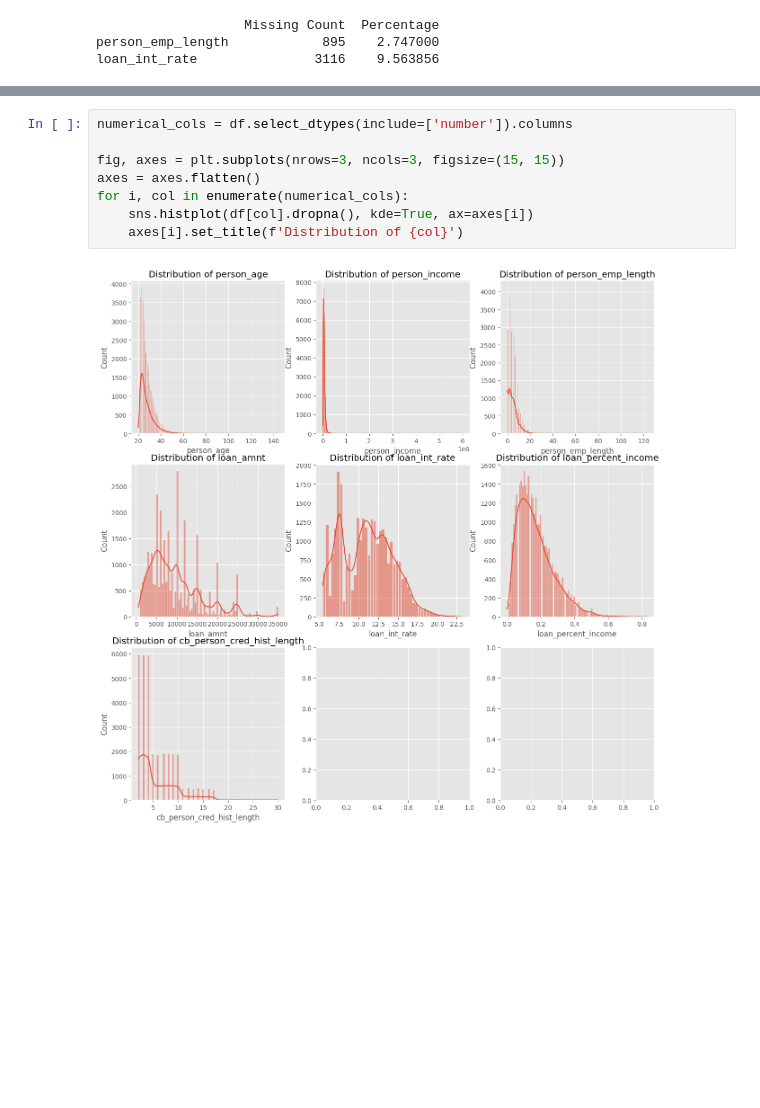
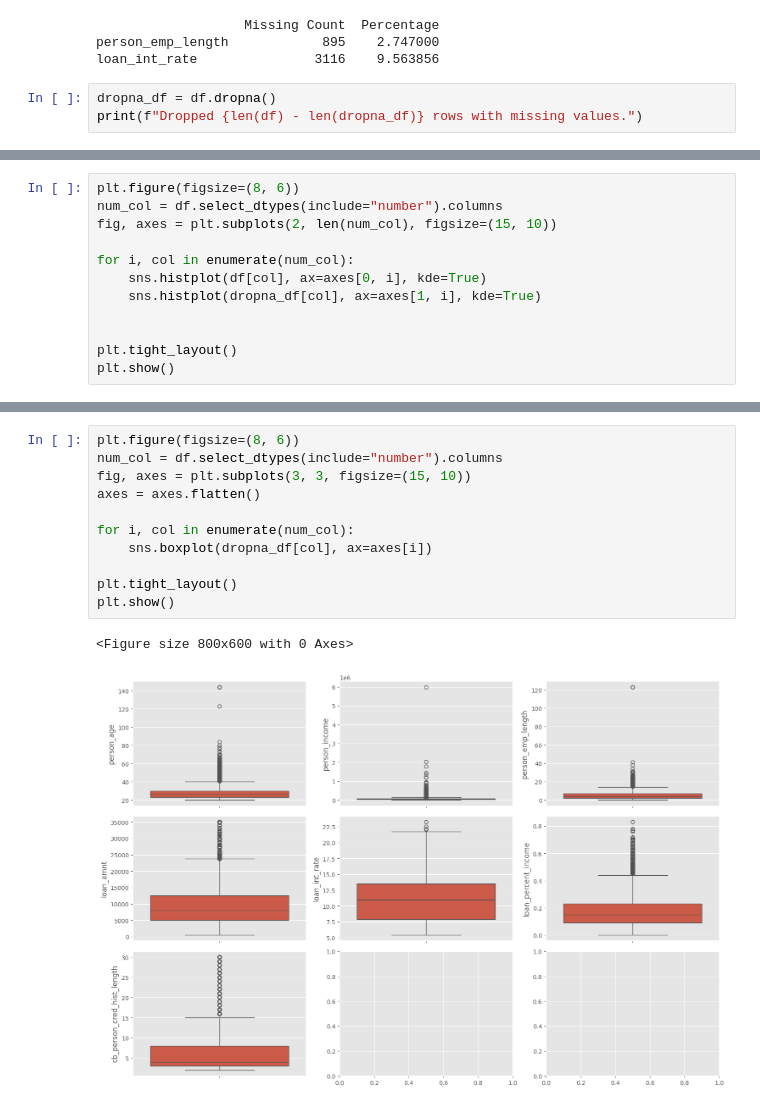
Before and after one commit to phoeurnkimhor/ola-uber-booking-eda, a Jupyter notebook: notebooks/01.ipynb, the cells around one changed output, grey strips where cells are left out. Saved outputs shown, nothing was run; the diff lists cells and outputs as text; blank space fills up the shorter version.

```diff
--- a/notebooks/01.ipynb
+++ b/notebooks/01.ipynb
@@ -58,3 +58,6 @@ print(missing_df)
                    Missing Count  Percentage
 person_emp_length            895    2.747000
 loan_int_rate               3116    9.563856
+# %%
+dropna_df = df.dropna()
+print(f"Dropped {len(df) - len(dropna_df)} rows with missing values.")
@@ -60,0 +66,12 @@ loan_int_rate               3116    9.563856
+# %%
+plt.figure(figsize=(8, 6))
+num_col = df.select_dtypes(include="number").columns
+fig, axes = plt.subplots(2, len(num_col), figsize=(15, 10))
+
+for i, col in enumerate(num_col):
+    sns.histplot(df[col], ax=axes[0, i], kde=True)
+    sns.histplot(dropna_df[col], ax=axes[1, i], kde=True)
+
+
+plt.tight_layout()
+plt.show()
@@ -61,10 +81,14 @@ loan_int_rate               3116    9.563856
 # %%
-numerical_cols = df.select_dtypes(include=['number']).columns
+plt.figure(figsize=(8, 6))
+num_col = df.select_dtypes(include="number").columns
+fig, axes = plt.subplots(3, 3, figsize=(15, 10))
+axes = axes.flatten()
 
-fig, axes = plt.subplots(nrows=3, ncols=3, figsize=(15, 15))
-axes = axes.flatten()
-for i, col in enumerate(numerical_cols):
-    sns.histplot(df[col].dropna(), kde=True, ax=axes[i])
-    axes[i].set_title(f'Distribution of {col}')
+for i, col in enumerate(num_col):
+    sns.boxplot(dropna_df[col], ax=axes[i])
+
+plt.tight_layout()
+plt.show()
 # %% [output]
+<Figure size 800x600 with 0 Axes>
-[figure, old version]
+[figure, new version]
```
Also changed, not shown: parts of 5 cells of this notebook, 15 other files.
